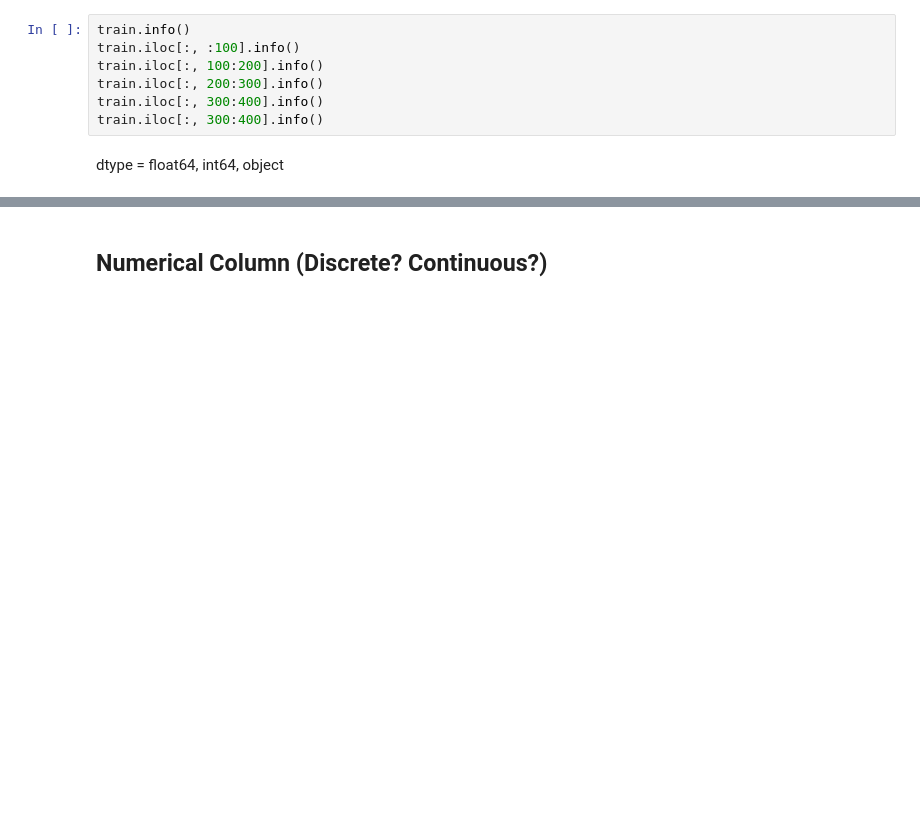
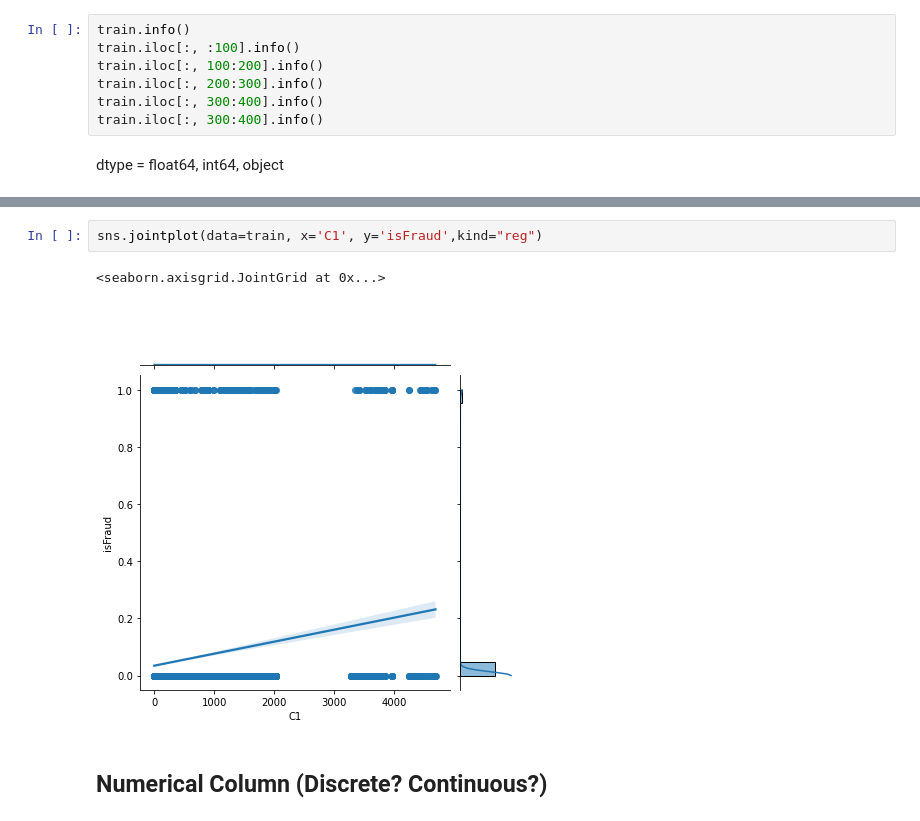
Before and after one commit to lhshs/2022_YDS2, a Jupyter notebook: MLproject_jupyter-checkpoint.ipynb, the cells around one changed output, grey strips where cells are left out. Cells and saved outputs as stored; diff of their text form; blank space fills up the shorter version.

```diff
--- a/MLproject_jupyter-checkpoint.ipynb
+++ b/MLproject_jupyter-checkpoint.ipynb
@@ -214,3 +211,8 @@ dtype = float64, int64, object
+# %%
+sns.jointplot(data=train, x='C1', y='isFraud',kind="reg")
+# %% [output]
+<seaborn.axisgrid.JointGrid at 0x...>
+[figure, added]
 # %% [markdown]
 ## Numerical Column (Discrete? Continuous?)
 # %% [markdown]
```
Also changed, not shown: parts of 4 cells of this notebook, 1 other file.
